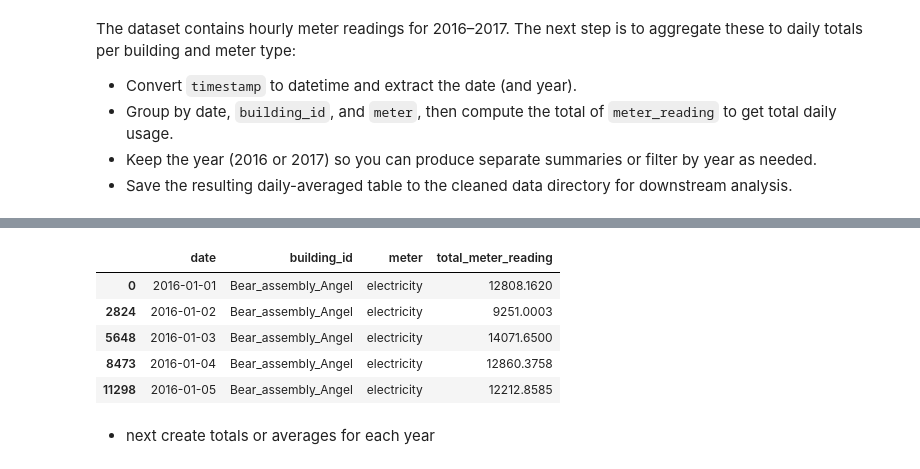
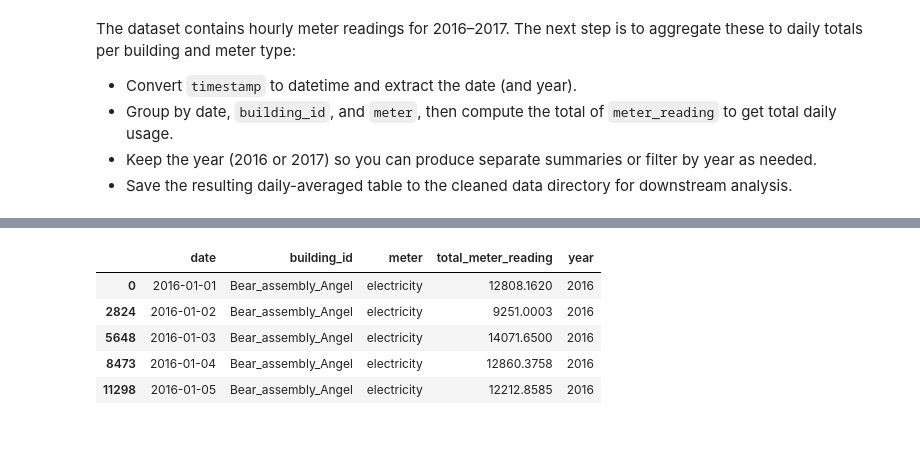
Before and after one commit to bsilke/calibration_regression, a Jupyter notebook: jupyter_notebooks/meter_data_preprocessing.ipynb, the cells around one changed output, grey strips where cells are left out. Saved outputs shown, nothing was run; the diff lists cells and outputs as text; code cells hidden in the pictures; blank space fills up the shorter version.

Commit message:
updates to meter data preprocessing

```diff
--- a/jupyter_notebooks/meter_data_preprocessing.ipynb
+++ b/jupyter_notebooks/meter_data_preprocessing.ipynb
@@ -183,7 +192,7 @@ combined_df["date"] = combined_df["timestamp"].dt.date
 combined_df["year"] = combined_df["timestamp"].dt.year
 
 # Group and compute daily total meter reading
-daily_totals = (
+df_daily_totals = (
     combined_df
     .groupby(["date", "building_id", "meter"], observed=True, as_index=False)["meter_reading"]
     .sum()
@@ -191,0 +210,3 @@ daily_totals = (
+# %%
+df_daily_totals['year'] = pd.DatetimeIndex(df_daily_totals['date']).year
+df_daily_totals.head()
@@ -192,11 +220,11 @@ daily_totals = (
 # %%
-daily_totals.sort_values(by=["building_id", "meter", "date"], inplace=True)
+df_daily_totals.sort_values(by=["building_id", "meter", "date"], inplace=True)
 # %%
-daily_totals.head()
+df_daily_totals.head()
 # %% [output]
-|  | date | building_id | meter | total_meter_reading |
-| 0 | 2016-01-01 | Bear_assembly_Angel | electricity | 12808.1620 |
-| 2824 | 2016-01-02 | Bear_assembly_Angel | electricity | 9251.0003 |
-| 5648 | 2016-01-03 | Bear_assembly_Angel | electricity | 14071.6500 |
-| 8473 | 2016-01-04 | Bear_assembly_Angel | electricity | 12860.3758 |
-| 11298 | 2016-01-05 | Bear_assembly_Angel | electricity | 12212.8585 |
+|  | date | building_id | meter | total_meter_reading | year |
+| 0 | 2016-01-01 | Bear_assembly_Angel | electricity | 12808.1620 | 2016 |
+| 2824 | 2016-01-02 | Bear_assembly_Angel | electricity | 9251.0003 | 2016 |
+| 5648 | 2016-01-03 | Bear_assembly_Angel | electricity | 14071.6500 | 2016 |
+| 8473 | 2016-01-04 | Bear_assembly_Angel | electricity | 12860.3758 | 2016 |
+| 11298 | 2016-01-05 | Bear_assembly_Angel | electricity | 12212.8585 | 2016 |
@@ -212,2 +230,0 @@ daily_totals.head()
-# %% [markdown]
-- next create totals or averages for each year
```
Also changed, not shown: parts of 11 cells of this notebook.
